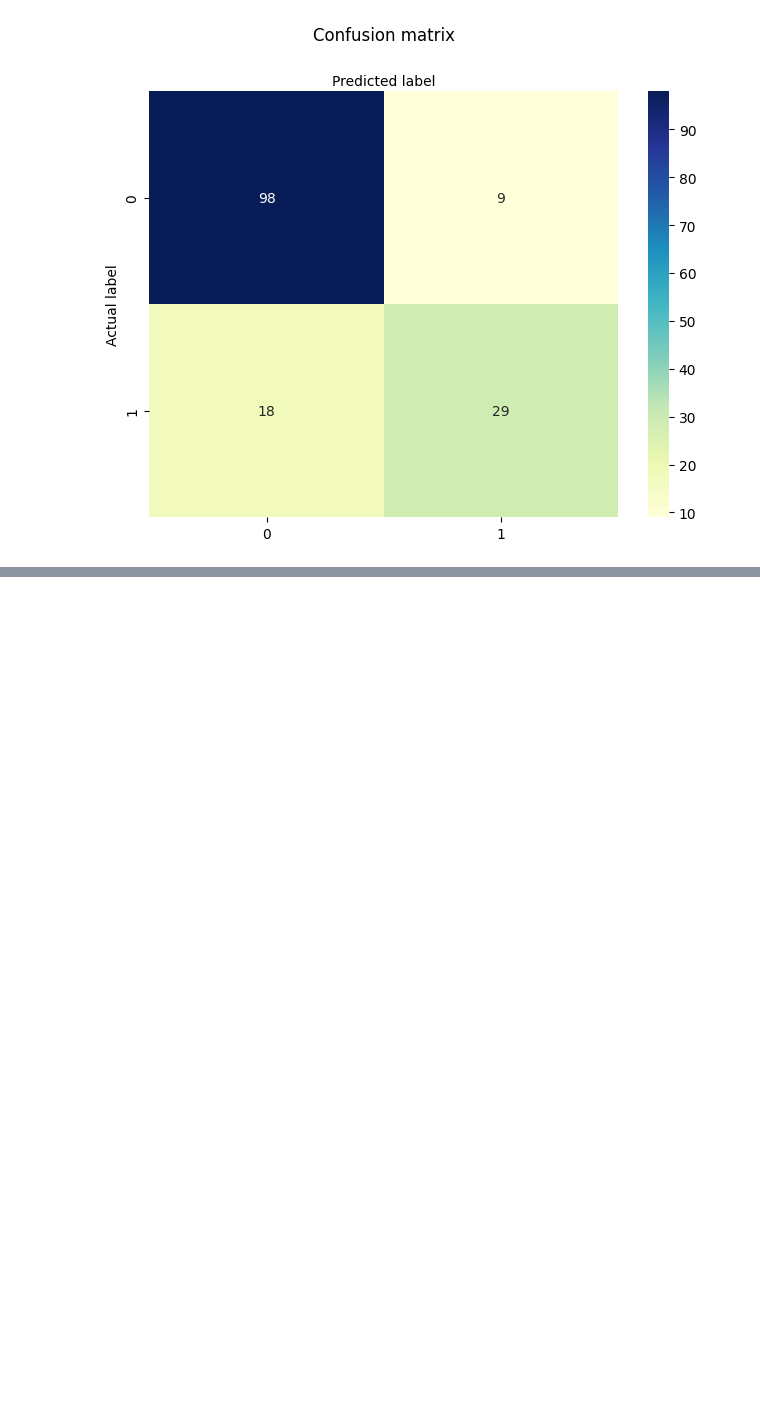
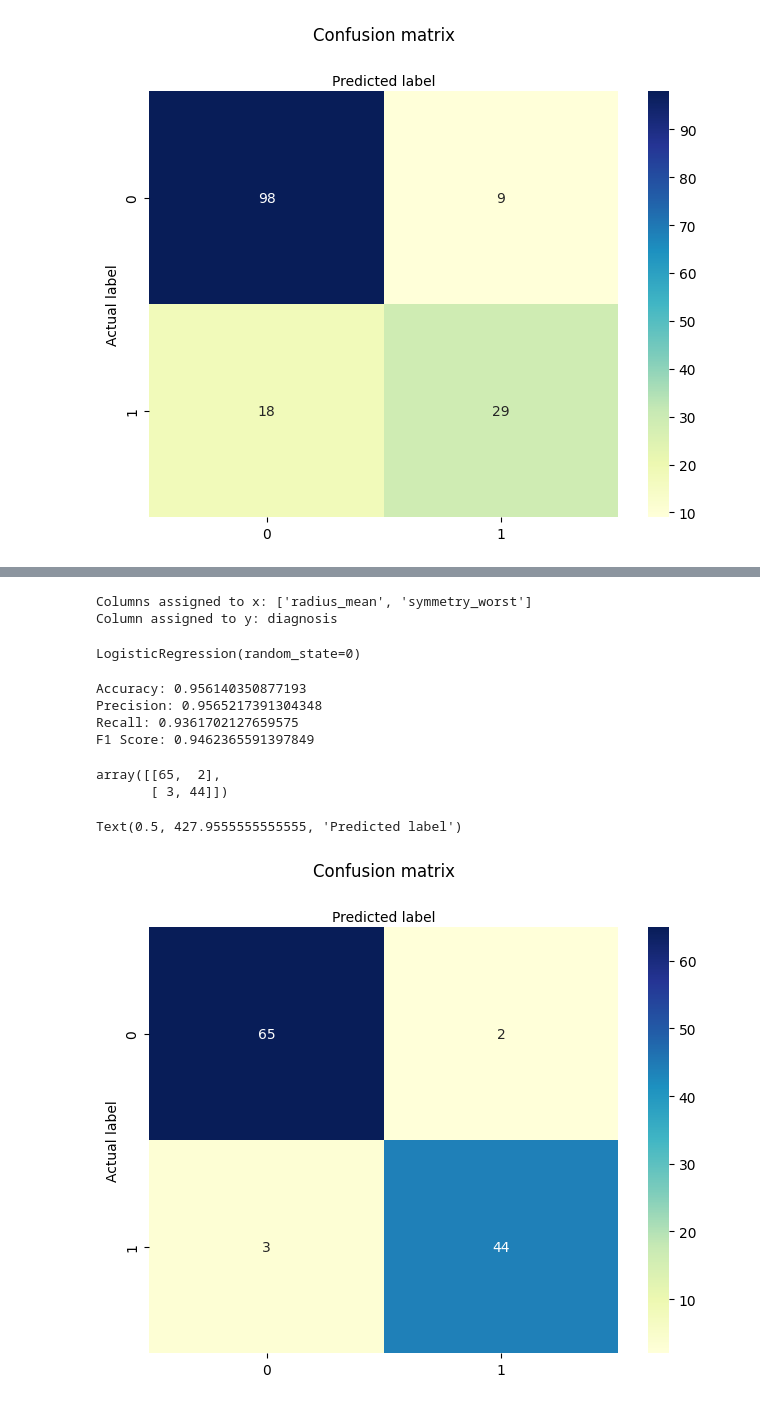
Before and after one commit to Swayyum/Intro-to-ML, a Jupyter notebook: HW3.ipynb, the cells around one changed output, grey strips where cells are left out. Drawn from its saved outputs; the diff is of its cells as text; code cells hidden in the pictures; blank space fills up the shorter version.

```diff
--- a/HW3.ipynb
+++ b/HW3.ipynb
@@ -203,0 +215,9 @@ Text(0.5, 427.9555555555555, 'Predicted label')
+# %%
+column_names = cancer.columns.tolist()
+x_columns = [column_names[i] for i in (2,30)]
+y_column = column_names[1]
+print(f"Columns assigned to x: {x_columns}")
+print(f"Column assigned to y: {y_column}")
+# %% [output]
+Columns assigned to x: ['radius_mean', 'symmetry_worst']
+Column assigned to y: diagnosis
@@ -203,0 +226,49 @@ Text(0.5, 427.9555555555555, 'Predicted label')
+# %%
+scaler1 = StandardScaler()
+X1_train_sc = scaler1.fit_transform(X1_train)
+X1_test_sc = scaler1.transform(X1_test)
+# %%
+from sklearn.linear_model import LogisticRegression
+classifier = LogisticRegression(random_state=0)
+classifier.fit(X1_train_sc, Y1_train)
+# %% [output]
+LogisticRegression(random_state=0)
+# %%
+Y1_pred = classifier.predict(X1_test_sc)
+# %%
+from sklearn.linear_model import LogisticRegression
+from sklearn.metrics import accuracy_score, precision_score, recall_score, f1_score
+print("Accuracy:",metrics.accuracy_score(Y1_test, Y1_pred))
+print("Precision:", metrics.precision_score(Y1_test, Y1_pred, pos_label='M'))
+print("Recall:", metrics.recall_score(Y1_test, Y1_pred, pos_label='M'))
+f1a = f1_score(Y1_test, Y1_pred,pos_label='M')
+print(f"F1 Score: {f1a}")
+# %% [output]
+Accuracy: 0.956140350877193
+Precision: 0.9565217391304348
+Recall: 0.9361702127659575
+F1 Score: 0.9462365591397849
+# %%
+from sklearn.metrics import confusion_matrix
+cnf_matrix2 = confusion_matrix(Y1_test, Y1_pred)
+cnf_matrix2
+# %% [output]
+array([[65,  2],
+       [ 3, 44]])
+# %%
+import seaborn as sns
+class_names=[0,1] # name  of classes
+fig, ax = plt.subplots()
+tick_marks = np.arange(len(class_names))
+plt.xticks(tick_marks, class_names)
+plt.yticks(tick_marks, class_names)
+# create heatmap
+sns.heatmap(pd.DataFrame(cnf_matrix2), annot=True, cmap="YlGnBu" ,fmt='g')
+ax.xaxis.set_label_position("top")
+plt.tight_layout()
+plt.title('Confusion matrix', y=1.1)
+plt.ylabel('Actual label')
+plt.xlabel('Predicted label')
+# %% [output]
+Text(0.5, 427.9555555555555, 'Predicted label')
+[figure, added]
```
Also changed, not shown: parts of 31 cells of this notebook.
